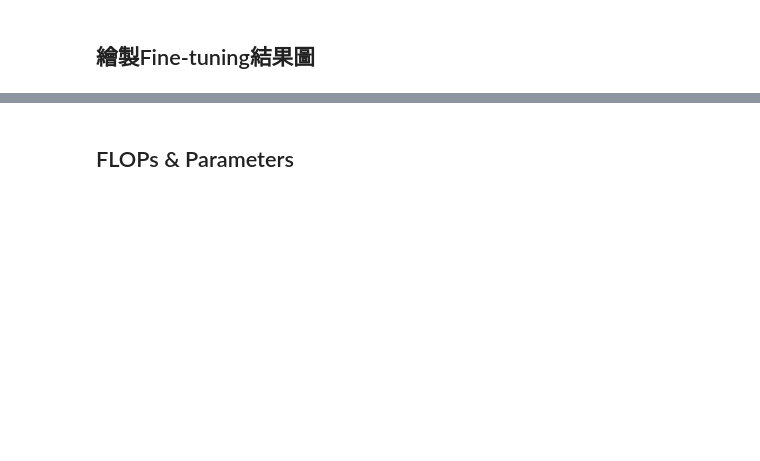
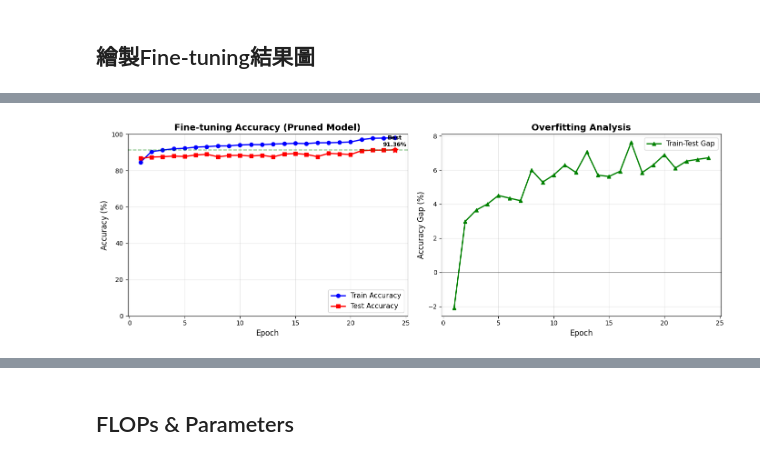
Before and after one commit to livejiaquan/2025EAI_Project, a Jupyter notebook: EAI_Lab2/train_prune_model.ipynb, the cells around one changed output, grey strips where cells are left out. Saved outputs shown, nothing was run; the diff lists cells and outputs as text; code cells hidden in the pictures; blank space fills up the shorter version.

Commit message:
EAI_Lab2: 新增四份報告、修正 fine-tune 前向 FP32、剪枝權重對齊與 cfg、一併加入 figures

```diff
--- a/EAI_Lab2/train_prune_model.ipynb
+++ b/EAI_Lab2/train_prune_model.ipynb
@@ -26,9 +28,9 @@ from models.resnet import ResNet50
 ## 設定超參數
 # %%
 SEED = 1
-TRAIN_BATCH_SIZE = 100
+TRAIN_BATCH_SIZE = 512
 TEST_BATCH_SIZE = 1000
-EPOCHS = 20
+EPOCHS = 40
 LEARNING_RATE = 1e-3
 LOG_INTERVAL = 100
 CUDA = True
@@ -36,15 +38,23 @@ CUDA = True
 RESUME = True
 START_EPOCH = 0
 
-PRUNE_PATH = '/content/drive/MyDrive/your own folder/model_prune.pth' # Change to your own folder !!!
-PRUNE_FINETUNE_PATH = '/content/drive/MyDrive/your own folder/model_prune_finetune.pth' # Change to your own folder !!!
+# 路徑設定
+PRUNE_PATH = '/home/twccjq88/2025EAI_Project/EAI_Lab2/checkpoints/model_prune.pth'
+PRUNE_FINETUNE_PATH = '/home/twccjq88/2025EAI_Project/EAI_Lab2/checkpoints/model_prune_finetune.pth'
 # %% [markdown]
 #### 檢查是否檢查是否可使用GPU
 # %%
-if(torch.cuda.is_available()):
+if torch.cuda.is_available():
     CUDA = True
-    kwargs = {'num_workers': 1, 'pin_memory': True}
+    cuda_count = torch.cuda.device_count()
+    device_names = [torch.cuda.get_device_name(i) for i in range(cuda_count)]
+    print(f"Detected {cuda_count} CUDA device(s): {device_names}")
+    device = torch.device('cuda')
+    kwargs = {'num_workers': 8, 'pin_memory': True, 'prefetch_factor': 4}
     torch.cuda.manual_seed(SEED)
 else:
     CUDA = False
+    cuda_count = 0
+    device = torch.device('cpu')
     kwargs = {}
+    print("CUDA not available, using CPU.")
@@ -174,0 +267,67 @@ print('\n TRAIN PRUNED MODEL DONE!')
+# %%
+# ==================== Plot Fine-tuning Results ====================
+
+import matplotlib.pyplot as plt
+import numpy as np
+
+# Load the trained model to obtain history data
+if os.path.exists(PRUNE_FINETUNE_PATH):
+    checkpoint = torch.load(PRUNE_FINETUNE_PATH, map_location='cpu')
+    train_acc_history = checkpoint.get('train_acc_history', [])
+    test_acc_history = checkpoint.get('test_acc_history', [])
+
+    epochs = range(1, len(train_acc_history) + 1)
+
+    # Create figure
+    plt.figure(figsize=(14, 5))
+
+    # Subplot 1: Accuracy curves
+    plt.subplot(1, 2, 1)
+    plt.plot(epochs, [acc * 100 for acc in train_acc_history], 'b-o', label='Train Accuracy', linewidth=2, markersize=6)
+    plt.plot(epochs, [acc * 100 for acc in test_acc_history], 'r-s', label='Test Accuracy', linewidth=2, markersize=6)
+    plt.xlabel('Epoch', fontsize=12)
+    plt.ylabel('Accuracy (%)', fontsize=12)
+    plt.title('Fine-tuning Accuracy (Pruned Model)', fontsize=14, fontweight='bold')
+    plt.legend(loc='lower right', fontsize=11)
+    plt.grid(True, alpha=0.3)
+    plt.ylim([0, 100])
+
+    # Mark the best test accuracy
+    best_test_acc = max(test_acc_history)
+    best_epoch = test_acc_history.index(best_test_acc) + 1
+    plt.axhline(y=best_test_acc * 100, color='g', linestyle='--', alpha=0.5, label=f'Best: {best_test_acc*100:.2f}%')
+    plt.scatter([best_epoch], [best_test_acc * 100], color='red', s=100, zorder=5, marker='*')
+    plt.text(best_epoch, best_test_acc * 100 + 2, f'Best\n{best_test_acc*100:.2f}%',
+             ha='center', fontsize=9, fontweight='bold')
+
+    # Subplot 2: Accuracy gap (overfitting degree)
+    plt.subplot(1, 2, 2)
+    gap = [(train - test) * 100 for train, test in zip(train_acc_history, test_acc_history)]
+    plt.plot(epochs, gap, 'g-^', label='Train-Test Gap', linewidth=2, markersize=6)
+    plt.axhline(y=0, color='black', linestyle='-', alpha=0.3)
+    plt.xlabel('Epoch', fontsize=12)
+    plt.ylabel('Accuracy Gap (%)', fontsize=12)
+    plt.title('Overfitting Analysis', fontsize=14, fontweight='bold')
+    plt.legend(loc='upper right', fontsize=11)
+    plt.grid(True, alpha=0.3)
+
+    plt.tight_layout()
+    plt.savefig('finetuning_results.png', dpi=150, bbox_inches='tight')
+    print("Figure saved: finetuning_results.png")
+    plt.show()
+
+    # Print statistics
+    print("\n" + "="*70)
+    print("Fine-tuning statistics:")
+    print("="*70)
+    print(f"Total number of epochs: {len(train_acc_history)}")
+    print(f"Final training accuracy: {train_acc_history[-1]*100:.2f}%")
+    print(f"Final test accuracy: {test_acc_history[-1]*100:.2f}%")
+    print(f"Best test accuracy: {best_test_acc*100:.2f}% (Epoch {best_epoch})")
+    print(f"Final overfitting gap: {gap[-1]:.2f}%")
+    print(f"Average overfitting gap: {np.mean(gap):.2f}%")
+    print("="*70)
+
+else:
+    print("Fine-tuning model file not found, please complete training first!")
+# %% [output]
@@ -174,0 +335 @@ print('\n TRAIN PRUNED MODEL DONE!')
+[figure, added]
```
Also changed, not shown: parts of 12 cells of this notebook, 13 other files.
